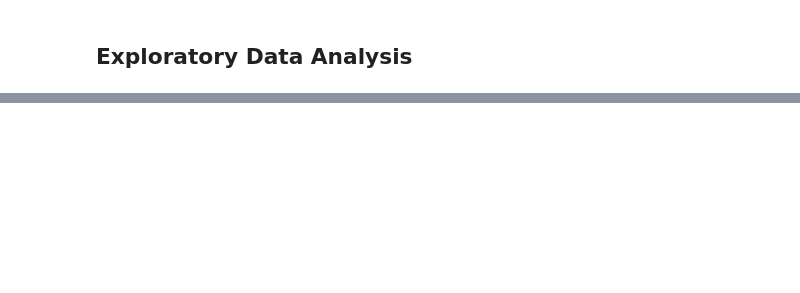
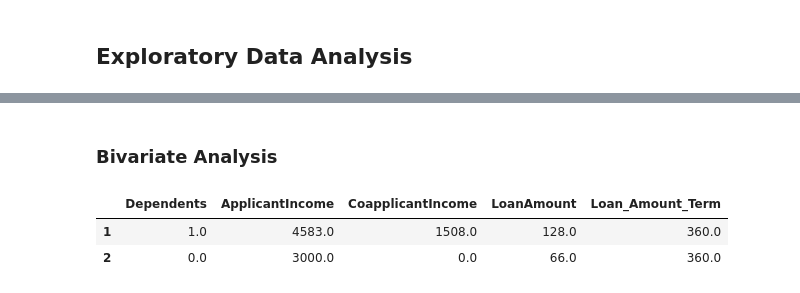
Before and after one commit to KudoroEsther/Files_Backend, a Jupyter notebook: HomeLoan.ipynb, the cells around one changed output, grey strips where cells are left out. Cells and saved outputs as stored; diff of their text form; code cells hidden in the pictures; blank space fills up the shorter version.

```diff
--- a/HomeLoan.ipynb
+++ b/HomeLoan.ipynb
@@ -123,0 +425,13 @@ df[num_features].describe().T
+# %% [markdown]
+### **Bivariate Analysis**
+# %%
+num_features = df.select_dtypes(include=['float64', 'int64']).columns
+num_features = num_features.drop("Credit_History")
+
+#Converting to dataframe
+num_features = pd.DataFrame(df[num_features])
+num_features.head(2)
+# %% [output]
+|  | Dependents | ApplicantIncome | CoapplicantIncome | LoanAmount | Loan_Amount_Term |
+| 1 | 1.0 | 4583.0 | 1508.0 | 128.0 | 360.0 |
+| 2 | 0.0 | 3000.0 | 0.0 | 66.0 | 360.0 |
```
Also changed, not shown: parts of 19 cells of this notebook.
